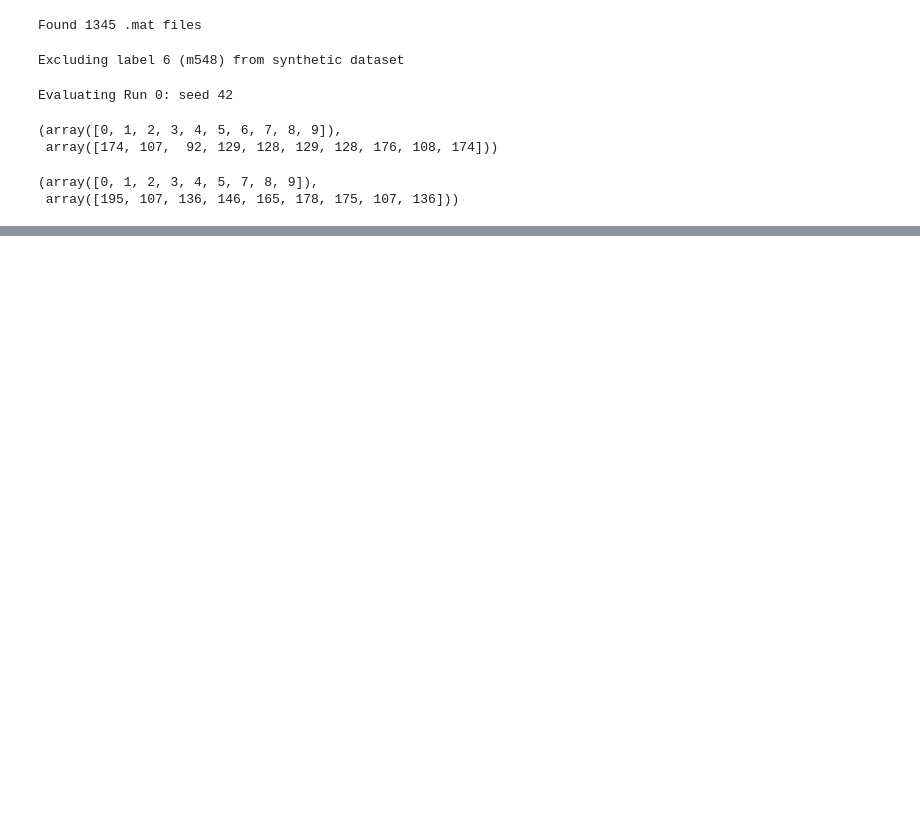
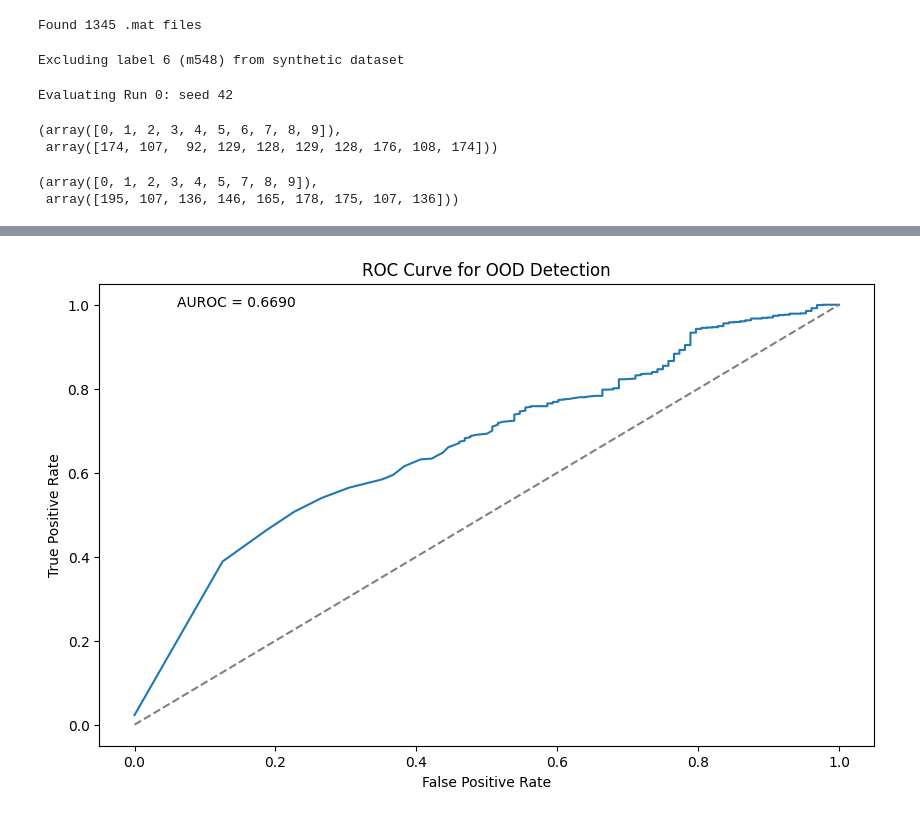
Before and after one commit to alvin-ng44/SAR_ML, a Jupyter notebook: notebooks/SSR/OOD/OOD_m548.ipynb, the cells around one changed output, grey strips where cells are left out. Drawn from its saved outputs; the diff is of its cells as text; code cells hidden in the pictures; blank space fills up the shorter version.

```diff
--- a/notebooks/SSR/OOD/OOD_m548.ipynb
+++ b/notebooks/SSR/OOD/OOD_m548.ipynb
@@ -175,0 +264,60 @@ for j in list(inv_label_map.values()):
+# %%
+"""
+Definitions:
+ID: probability >= threshold
+OOD: probability < threshold
+
+Thus,
+Positive = ID
+Negative = OOD
+
+False Positive = False ID = OOD labelled as ID
+False Negative = False OOD = ID labelled as OOD
+
+True Positive = True ID = ID labelled as ID
+True Negative = True OOD = OOD labelled as OOD
+
+TPR = TP / (TP + FN) = TP / ID_dist
+FPR = FP / (FP + TN) = FP / OOD_dist
+"""
+step = 0.0001
+threshold = np.arange(0, 1 + step, step)
+TPR_lst = []
+ID_mask = (labels != excluded_label)
+for t in threshold:
+    correct_conf = confidences[ID_mask]
+    TPR_lst.append(
+        (np.sum(correct_conf >= t)) / (ID_mask.sum())
+        )
+TPR_lst = np.array(TPR_lst)
+
+OOD_mask = (labels == excluded_label)
+
+FPR_lst = []
+for t in threshold:
+    false_alarm = (OOD_mask & (confidences >= t)).sum()
+    FPR_lst.append(
+        false_alarm/OOD_mask.sum()
+        )
+FPR_lst = np.array(FPR_lst)
+
+sort_idx = np.argsort(FPR_lst)
+fpr_sorted = FPR_lst[sort_idx]
+tpr_sorted = TPR_lst[sort_idx]
+
+auroc = trapezoid(y=tpr_sorted, x=fpr_sorted)
+# higher auroc is better
+# 1.0 is perfect, 0.5 is random guessing, <0.5 is worse than random guessing
+
+fig = plt.figure(figsize=(10, 6))
+ax = fig.add_subplot(111)
+
+ax.plot(FPR_lst, TPR_lst)
+ax.plot([0, 1], [0, 1], linestyle='--', color='gray')  # Add diagonal line for reference
+ax.text(0.1, 0.95, f'AUROC = {auroc:.4f}', transform = ax.transAxes)
+ax.set_xlabel('False Positive Rate')
+ax.set_ylabel('True Positive Rate')
+ax.set_title('ROC Curve for OOD Detection')
+plt.show()
+# %% [output]
+[figure, added]
```
Also changed, not shown: parts of 22 cells of this notebook, 10 other files.
